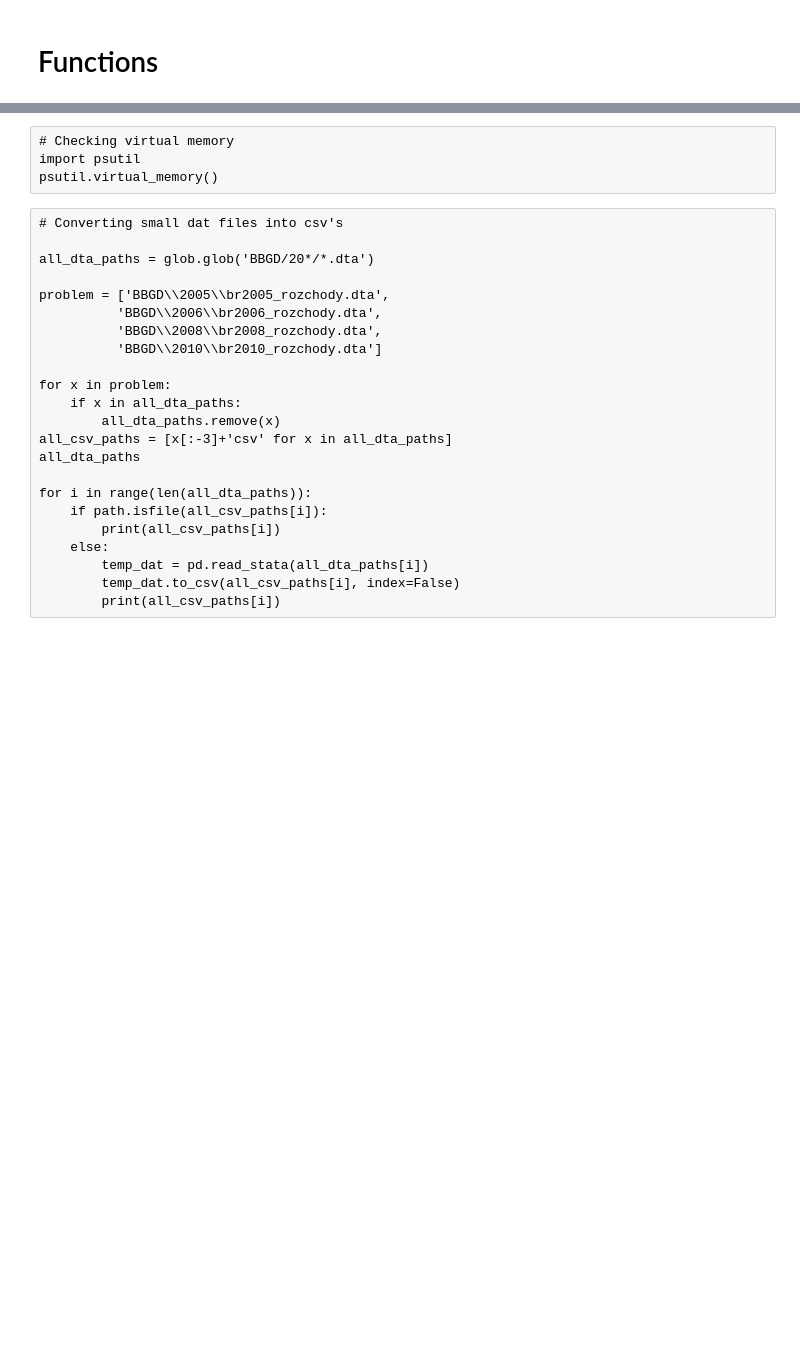
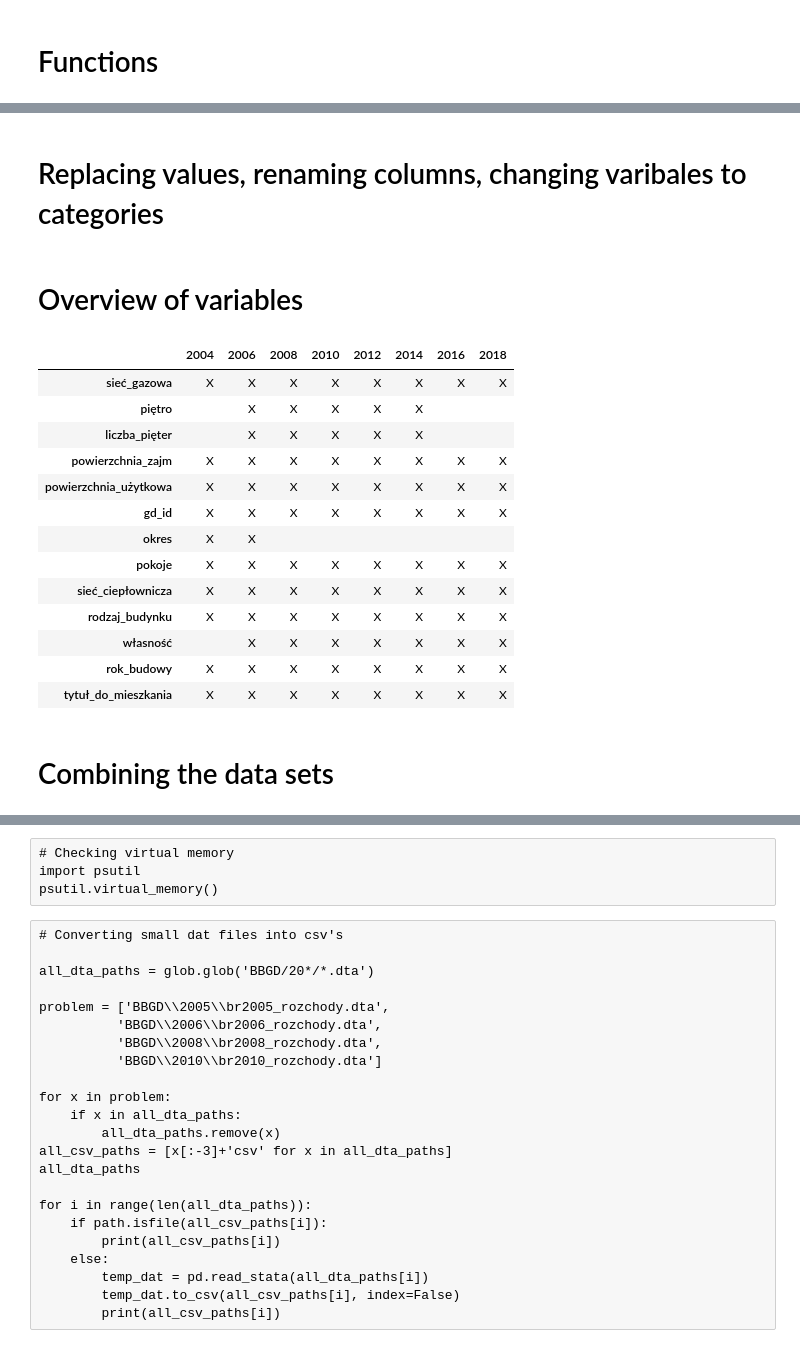
Before and after one commit to Awersang/BBGD, a Jupyter notebook: 20.07.01 BBGD Data preparation.ipynb, the cells around one changed output, grey strips where cells are left out. Saved outputs shown, nothing was run; the diff lists cells and outputs as text; code cells hidden in the pictures; blank space fills up the shorter version.

```diff
--- a/20.07.01 BBGD Data preparation.ipynb
+++ b/20.07.01 BBGD Data preparation.ipynb
@@ -32,0 +411,5 @@ def show_wide(output):
+# %%
+for i in range(len(ats)):
+    year = year_labels[i]
+    ats[i]['rok'] = year
+    ats[i].columns = [x.lower()+'_'+str(year)[-2:] for x in ats[i].columns]
@@ -32,0 +477,50 @@ def show_wide(output):
+# %% [markdown]
+# Replacing values, renaming columns, changing varibales to categories
+# %%
+at_var_to_cat = set(['rodzaj_budynku', 'rok_budowy', 'własność', 'tytuł_do_mieszkania', 'tytuł_do_mieszkania',
+                 'tytuł_do_mieszkania', 'sieć_ciepłownicza', 'sieć_gazowa', 'okres'])
+
+for i in range(len(ats)):
+    a = ats[i]
+    for col in a.columns:
+        if conv_at[year_labels[i]].isin([col]).any():
+            index = Index(conv_at[year_labels[i]]).get_loc(col)
+            dictionary = conv_at.loc[index, 'dict']
+            a[col].replace(dictionary, inplace=True) # this is ok
+    a.rename(columns=ats_name_dict, inplace=True)
+    for cc in at_var_to_cat:
+        if cc in a.columns:
+            a[cc] = a[cc].astype('category')
+# %% [markdown]
+# Overview of variables
+# %%
+selec_var = set(conv_at.short_name.tolist())
+collector = []
+for i in range(len(ats)):
+    a = ats[i]
+    as_col =[]
+    for col in selec_var:
+        if col in a.columns:
+            as_col.append('X')
+        else:
+            as_col.append(' ')
+    collector.append(as_col)
+overview = pd.DataFrame(collector, columns = selec_var, index = year_labels).transpose()
+overview
+# %% [output]
+|  | 2004 | 2006 | 2008 | 2010 | 2012 | 2014 | 2016 | 2018 |
+| sieć_gazowa | X | X | X | X | X | X | X | X |
+| piętro |  | X | X | X | X | X |  |  |
+| liczba_pięter |  | X | X | X | X | X |  |  |
+| powierzchnia_zajm | X | X | X | X | X | X | X | X |
+| powierzchnia_użytkowa | X | X | X | X | X | X | X | X |
+| gd_id | X | X | X | X | X | X | X | X |
+| okres | X | X |  |  |  |  |  |  |
+| pokoje | X | X | X | X | X | X | X | X |
+| sieć_ciepłownicza | X | X | X | X | X | X | X | X |
+| rodzaj_budynku | X | X | X | X | X | X | X | X |
+| własność |  | X | X | X | X | X | X | X |
+| rok_budowy | X | X | X | X | X | X | X | X |
+| tytuł_do_mieszkania | X | X | X | X | X | X | X | X |
+# %% [markdown]
+# Combining the data sets
```
Also changed, not shown: parts of 61 cells of this notebook.
